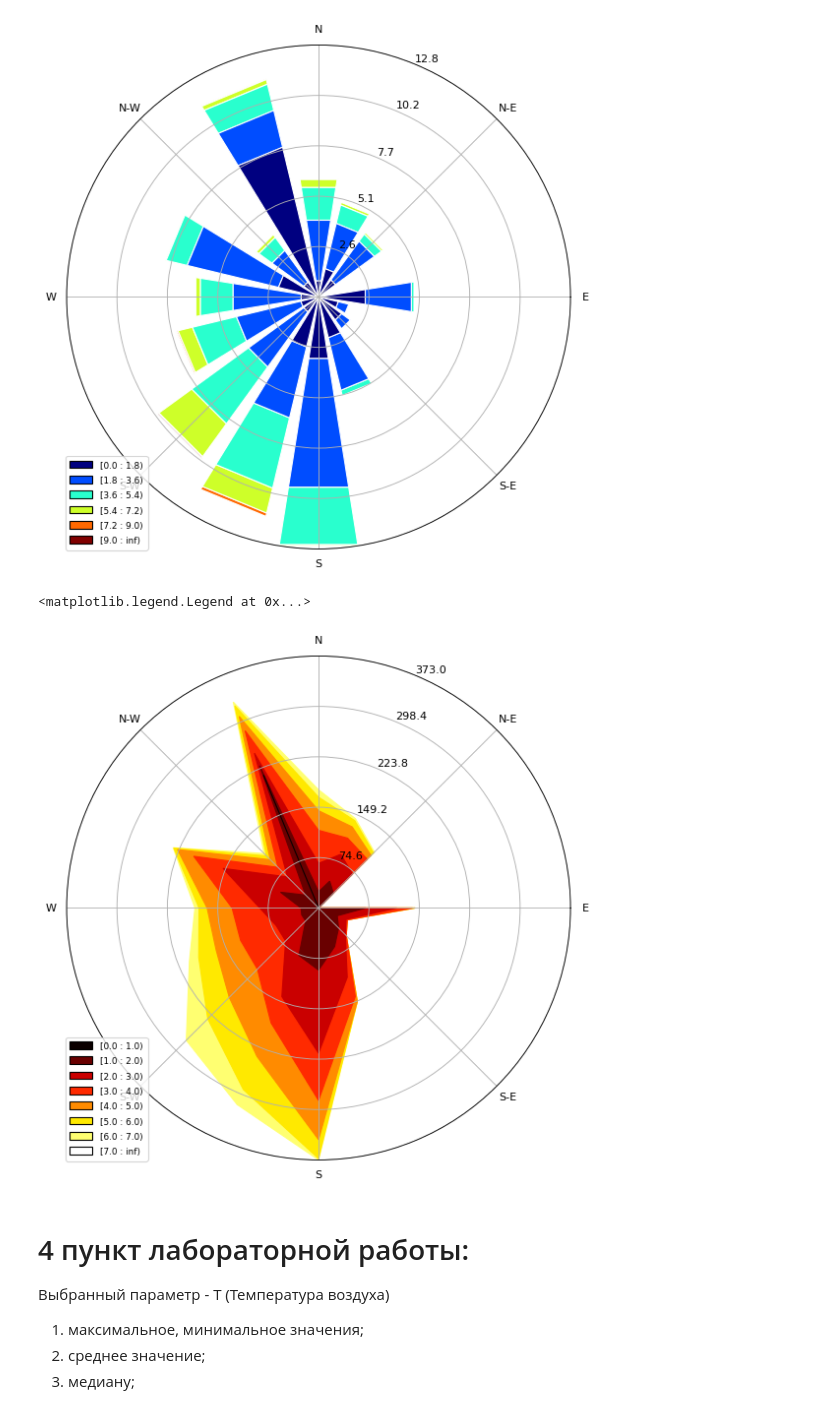
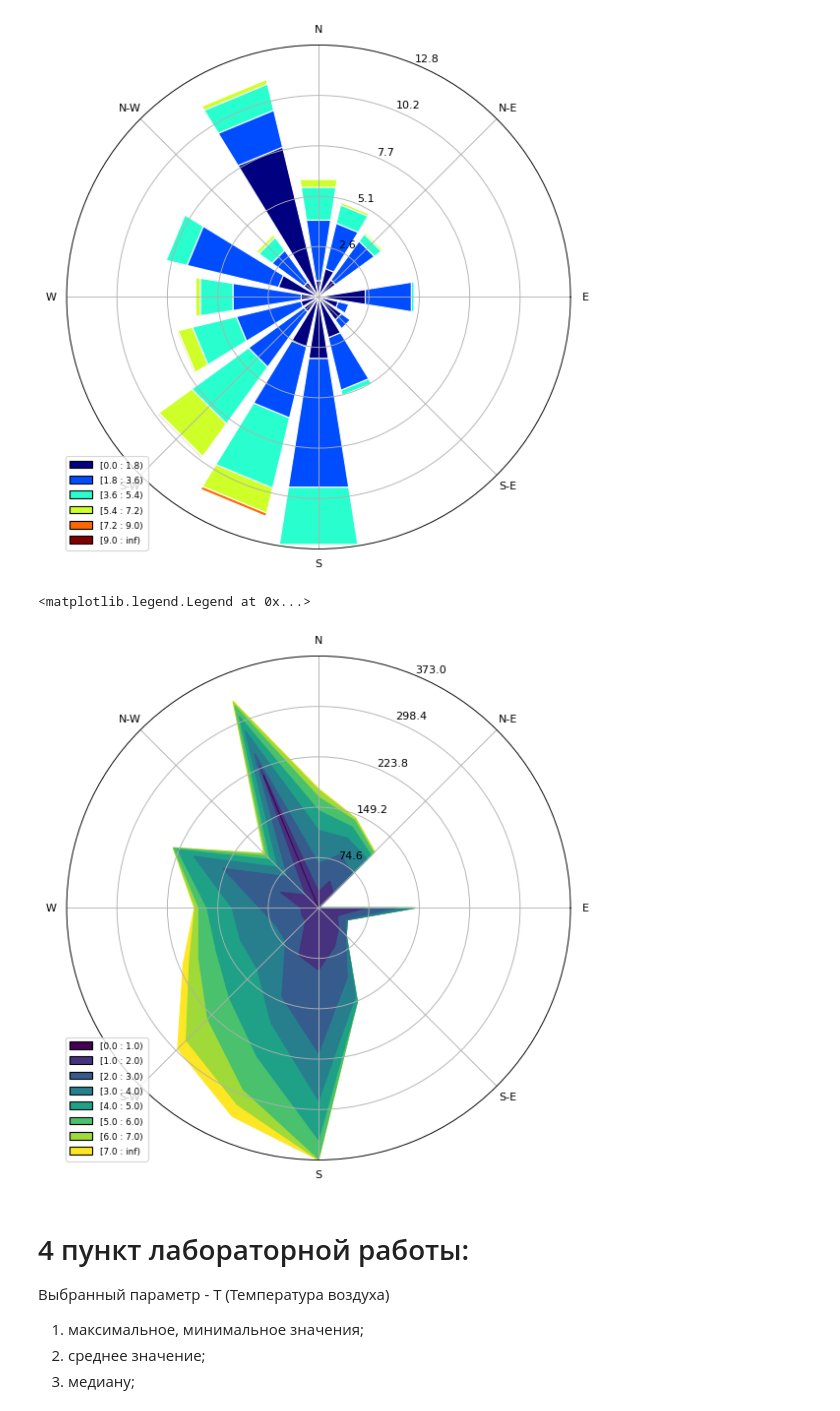
Before and after one commit to mbluuka/7semestr, a Jupyter notebook: LR1.ipynb, the cells around one changed output. Drawn from its saved outputs; the diff is of its cells as text; code cells hidden in the pictures.

```diff
--- a/LR1.ipynb
+++ b/LR1.ipynb
@@ -133,11 +119,11 @@ ax.set_legend()
 [figure]
 # %%
 ax = WindroseAxes.from_ax()
-ax.contourf(df_test.Dir, df_test.Ff, bins=np.arange(0, 8, 1), cmap = cm.hot)
+ax.contourf(df_test.Dir, df_test.Ff, bins=np.arange(0, 8, 1), cmap = cm.viridis)
 ax.set_legend()
 # %% [output]
 <matplotlib.legend.Legend at 0x...>
-[figure, old version]
+[figure, new version]
 # %% [markdown]
 # 4 пункт лабораторной работы:
 Выбранный параметр - T (Температура воздуха)
```
Also changed, not shown: parts of 16 cells of this notebook.
